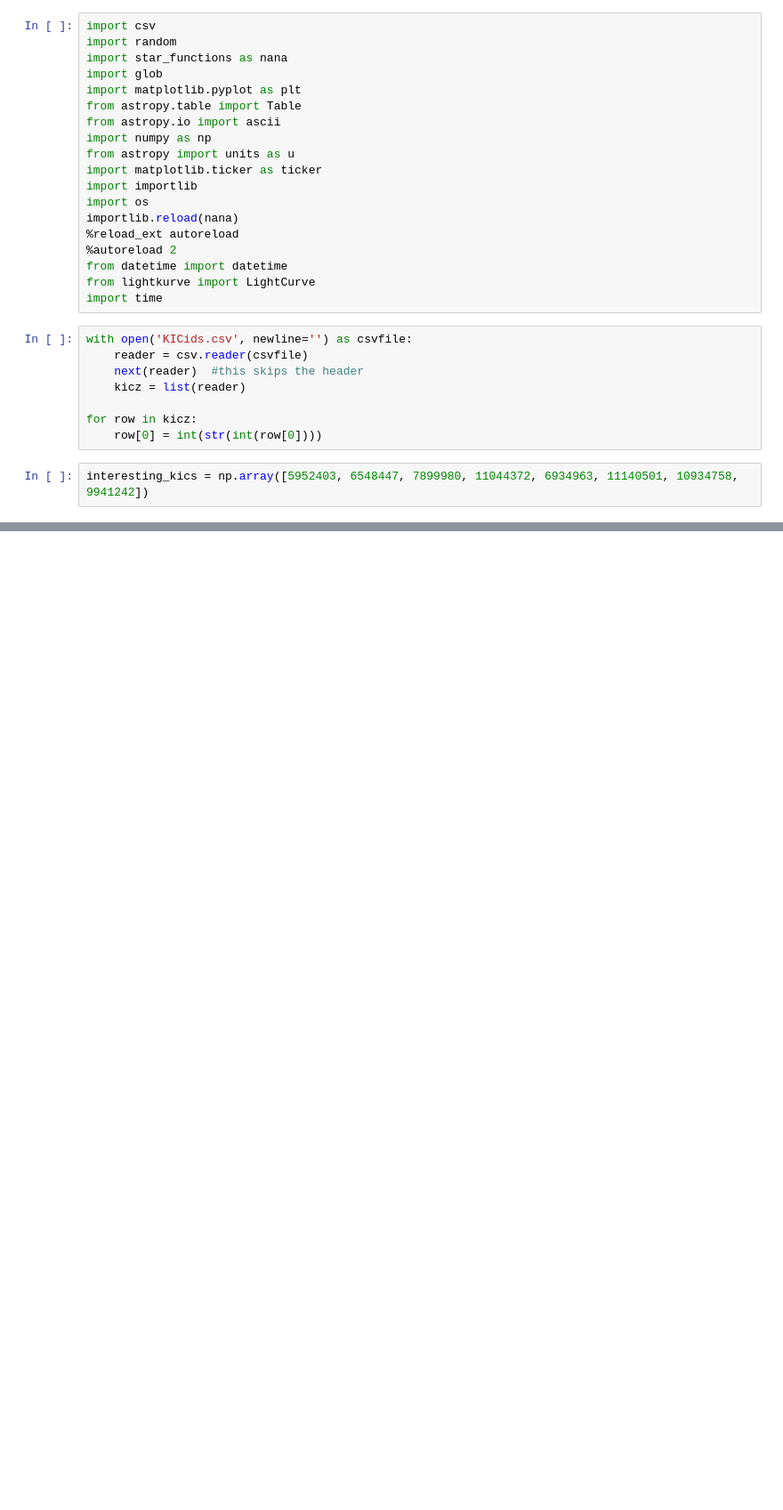
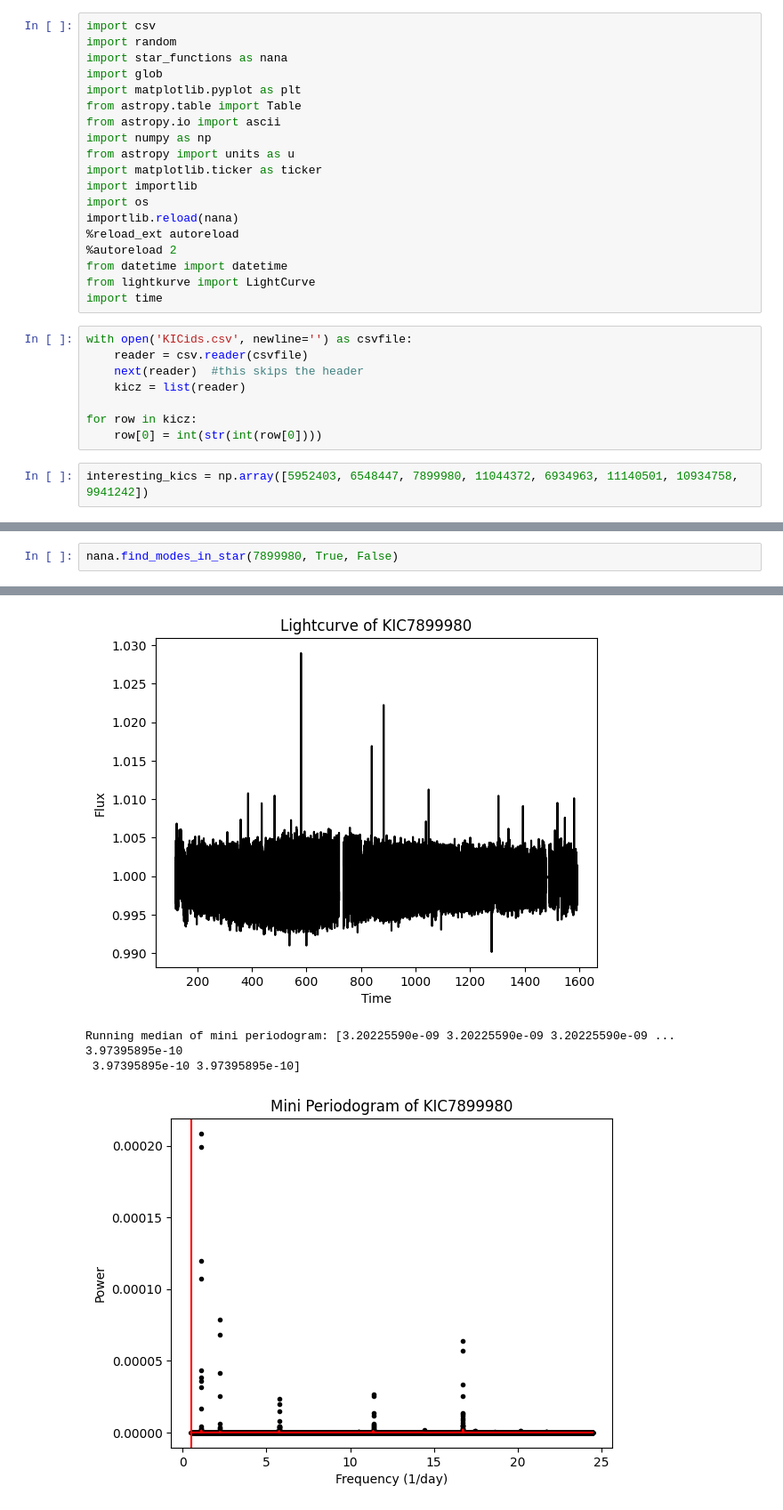
Before and after one commit to nanamiller/hogg_project, a Jupyter notebook: oscillator_catalog/delta_chi2_gone.ipynb, the cells around one changed output, grey strips where cells are left out. Shown: that part at 89% size. Drawn from its saved outputs; the diff is of its cells as text; blank space fills up the shorter version.

```diff
--- a/oscillator_catalog/delta_chi2_gone.ipynb
+++ b/oscillator_catalog/delta_chi2_gone.ipynb
@@ -58,0 +68,3 @@ find_modes_in_star() took 5.88356614112854 seconds for star KIC5952403
+# %%
+nana.find_modes_in_star(7899980, True, False)
+# %% [output]
@@ -58,0 +72,4 @@ find_modes_in_star() took 5.88356614112854 seconds for star KIC5952403
+[figure, added]
+Running median of mini periodogram: [3.20225590e-09 3.20225590e-09 3.20225590e-09 ... 3.97395895e-10
+ 3.97395895e-10 3.97395895e-10]
+[figure, added]
```
Also changed, not shown: parts of 5 cells of this notebook, 1 other file.
